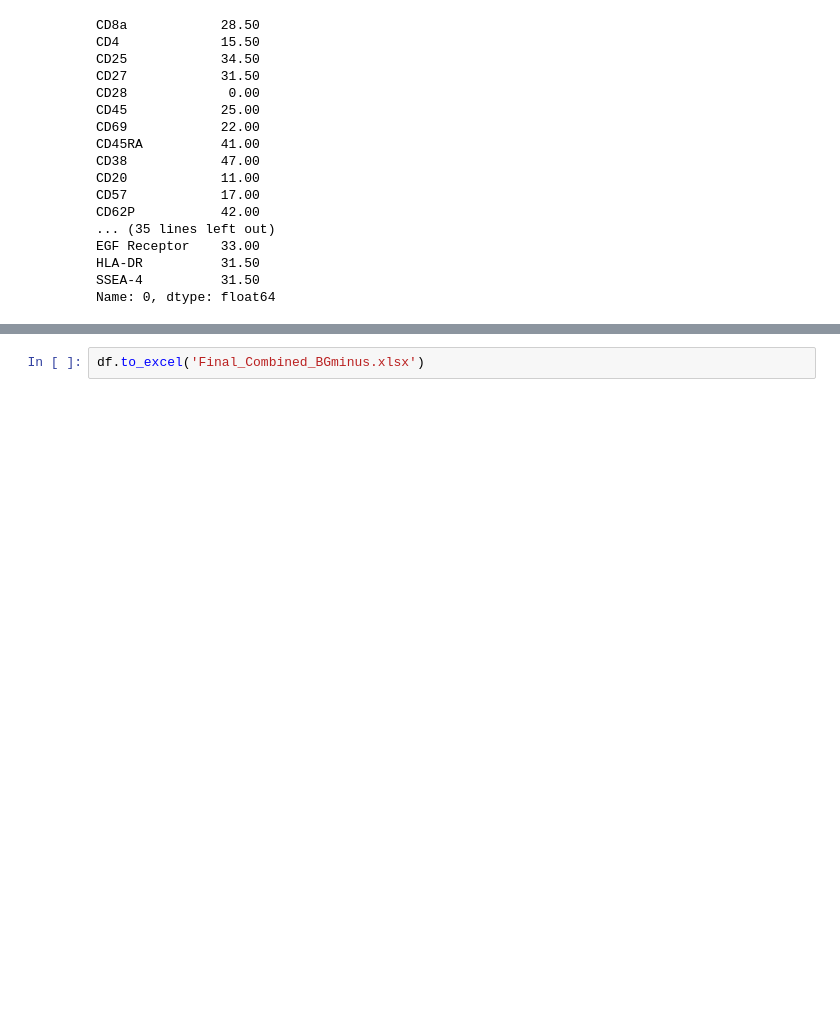
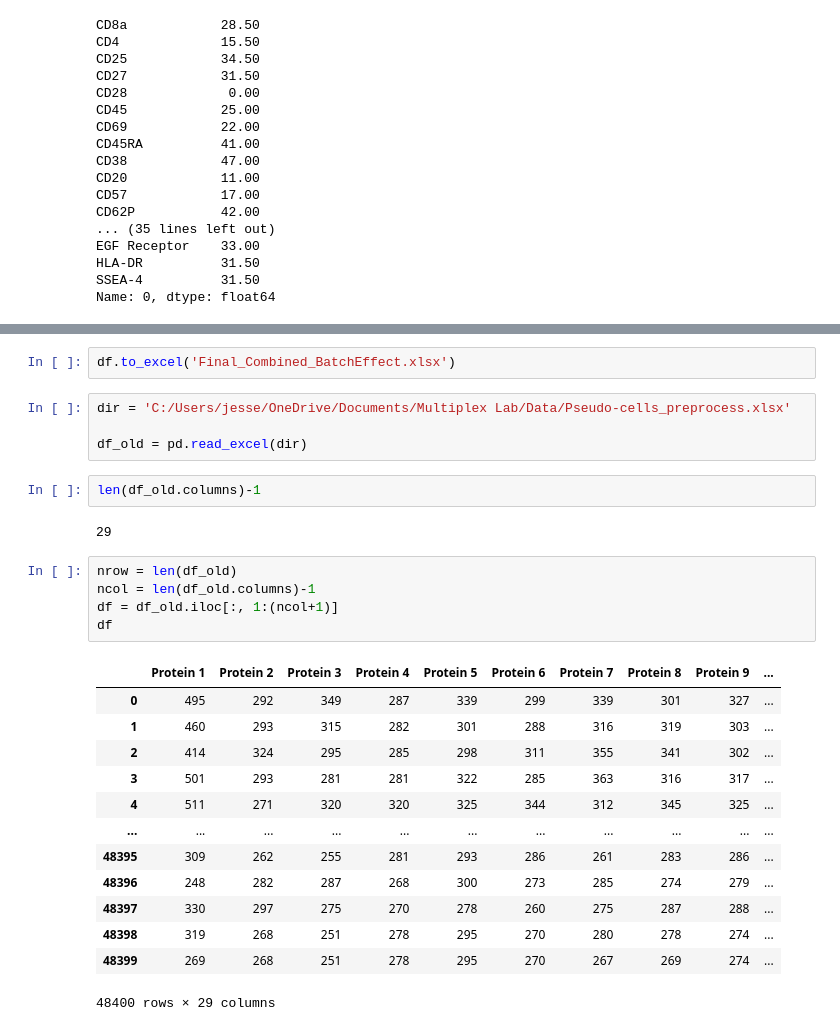
Before and after one commit to jes-liu/MultiplexBiotechnologyLab, a Jupyter notebook: BG_rem.ipynb, the cells around one changed output, grey strips where cells are left out. Saved outputs shown, nothing was run; the diff lists cells and outputs as text; blank space fills up the shorter version.

Commit message:
Corrected Preprocessing

```diff
--- a/BG_rem.ipynb
+++ b/BG_rem.ipynb
@@ -82,2 +122,29 @@ df.iloc[:, 1:101]
 # %%
-df.to_excel('Final_Combined_BGminus.xlsx')
+df.to_excel('Final_Combined_BatchEffect.xlsx')
+# %%
+dir = 'C:/Users/jesse/OneDrive/Documents/Multiplex Lab/Data/Pseudo-cells_preprocess.xlsx'
+
+df_old = pd.read_excel(dir)
+# %%
+len(df_old.columns)-1
+# %% [output]
+29
+# %%
+nrow = len(df_old)
+ncol = len(df_old.columns)-1
+df = df_old.iloc[:, 1:(ncol+1)]
+df
+# %% [output]
+|  | Protein 1 | Protein 2 | Protein 3 | Protein 4 | Protein 5 | Protein 6 | Protein 7 | Protein 8 | Protein 9 | ... |
+| 0 | 495 | 292 | 349 | 287 | 339 | 299 | 339 | 301 | 327 | ... |
+| 1 | 460 | 293 | 315 | 282 | 301 | 288 | 316 | 319 | 303 | ... |
+| 2 | 414 | 324 | 295 | 285 | 298 | 311 | 355 | 341 | 302 | ... |
+| 3 | 501 | 293 | 281 | 281 | 322 | 285 | 363 | 316 | 317 | ... |
+| 4 | 511 | 271 | 320 | 320 | 325 | 344 | 312 | 345 | 325 | ... |
+| ... | ... | ... | ... | ... | ... | ... | ... | ... | ... | ... |
+| 48395 | 309 | 262 | 255 | 281 | 293 | 286 | 261 | 283 | 286 | ... |
+| 48396 | 248 | 282 | 287 | 268 | 300 | 273 | 285 | 274 | 279 | ... |
+| 48397 | 330 | 297 | 275 | 270 | 278 | 260 | 275 | 287 | 288 | ... |
+| 48398 | 319 | 268 | 251 | 278 | 295 | 270 | 280 | 278 | 274 | ... |
+| 48399 | 269 | 268 | 251 | 278 | 295 | 270 | 267 | 269 | 274 | ... |
+48400 rows × 29 columns
```
Also changed, not shown: parts of 9 cells of this notebook, 1 other file.
